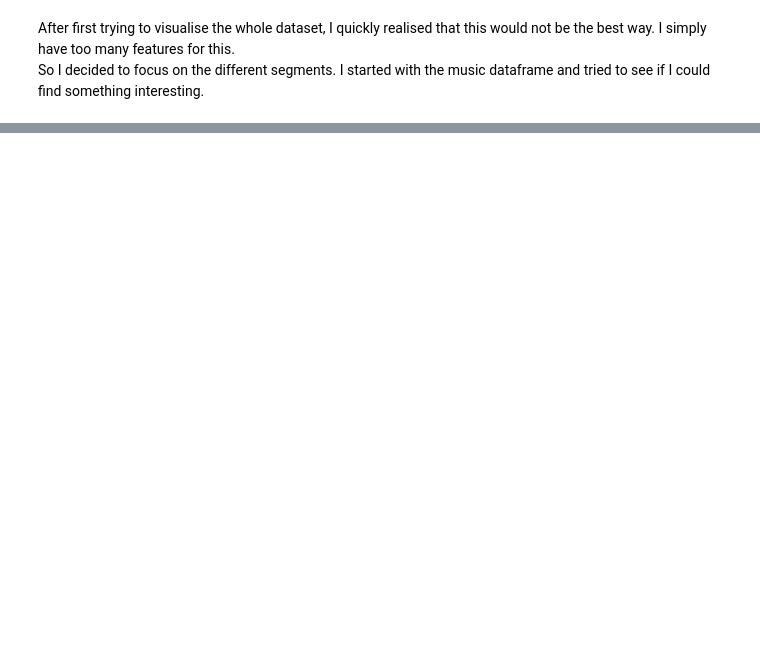
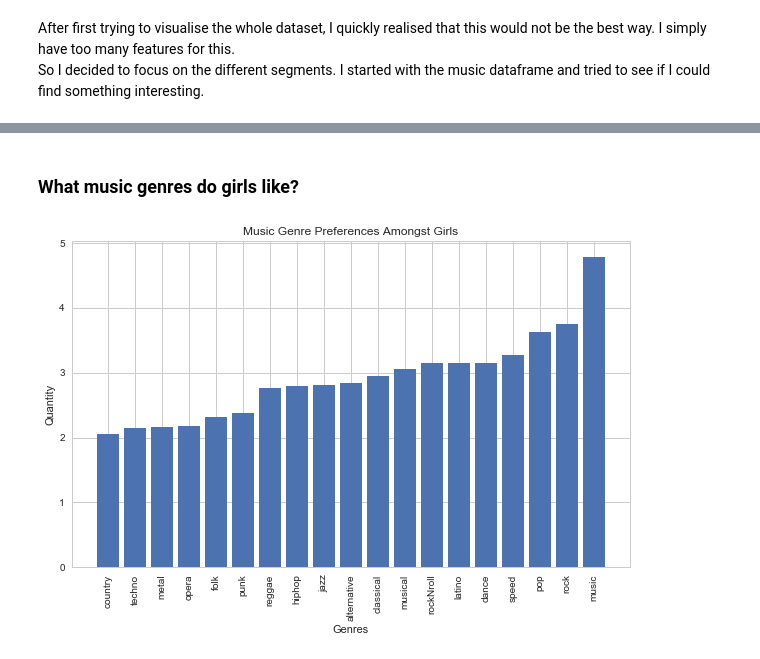
Before and after one commit to subzerodeluxe/ads73-dv, a Jupyter notebook: project notebooks/Exploration and Analysis.ipynb, the cells around one changed output, grey strips where cells are left out. Drawn from its saved outputs; the diff is of its cells as text; code cells hidden in the pictures; blank space fills up the shorter version.

```diff
--- a/project notebooks/Exploration and Analysis.ipynb
+++ b/project notebooks/Exploration and Analysis.ipynb
@@ -83,0 +116,24 @@ def get_popularity(df, genres):
+# %% [markdown]
+### What music genres do girls like?
+# %%
+#### merge the music and personal dataframes
+musicAndPersonal = music.join(personal)
+
+### filter girls
+girls = musicAndPersonal[musicAndPersonal['gender'] =='female' ]
+
+genres = music.columns.tolist()
+genre_pop = get_popularity(girls, genres)
+
+fig, ax = plt.subplots(figsize=(10,6))
+
+# d = plt.figure(figsize=(10, 5))
+plt.bar(range(len(genre_pop)), genre_pop.values(), align='center')
+plt.xticks(range(len(genre_pop)), genre_pop.keys(), rotation="vertical")
+
+ax.set_title("Music Genre Preferences Amongst Girls")
+ax.set_xlabel("Genres")
+ax.set_ylabel("Quantity")
+plt.show()
+# %% [output]
+[figure, added]
```
Also changed, not shown: parts of 21 cells of this notebook, 3 other files.
